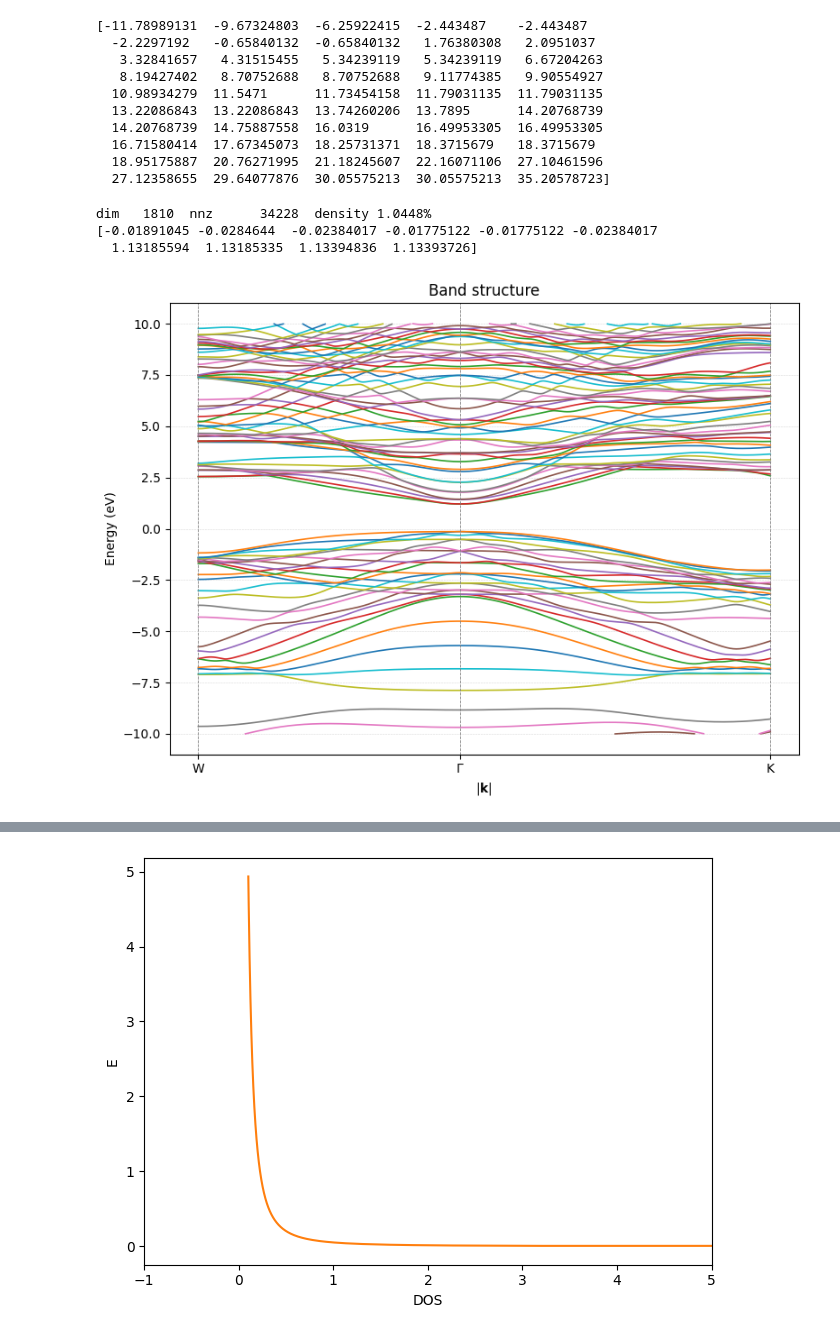
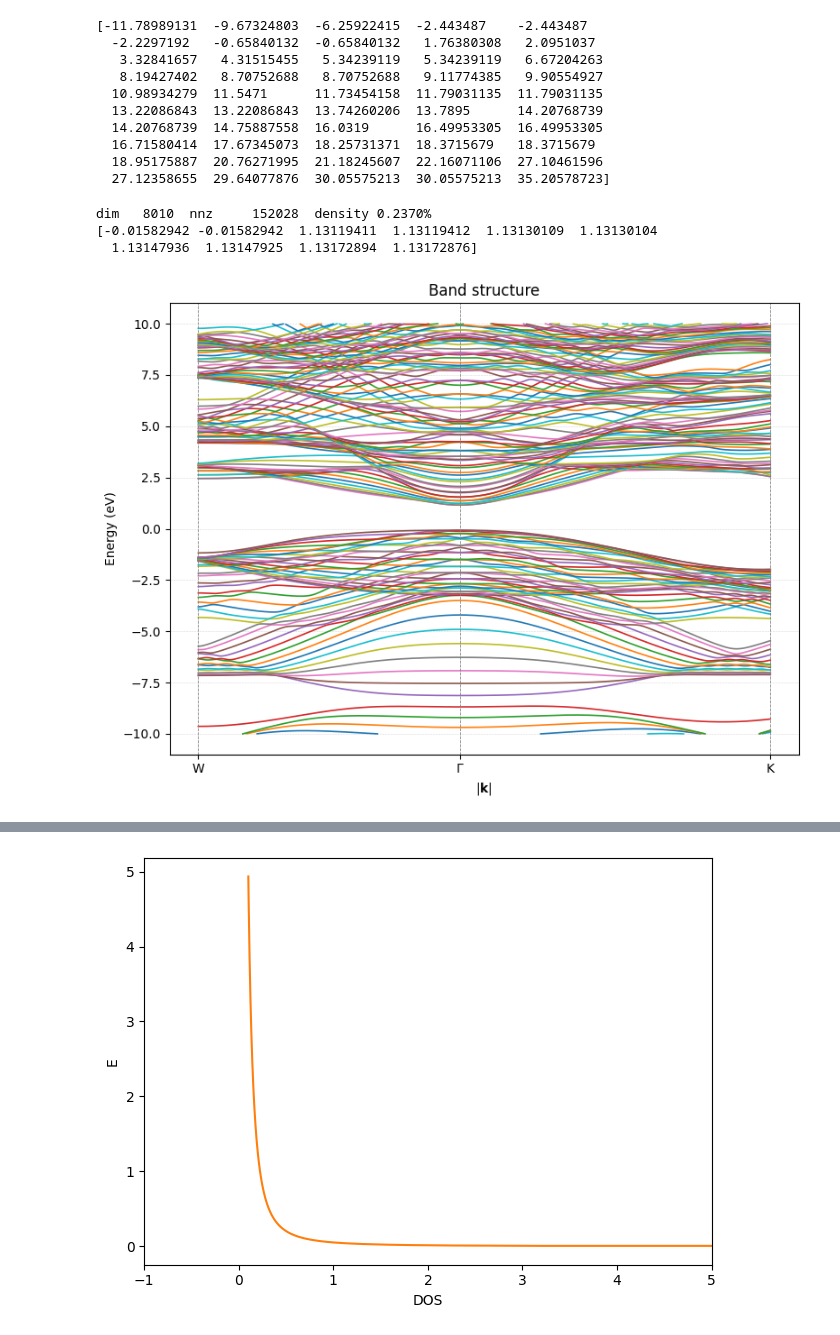
Before and after one commit to nandandiwan/transistorNEGF, a Jupyter notebook: testing/finite_silicon.ipynb, the cells around one changed output, grey strips where cells are left out. Drawn from its saved outputs; the diff is of its cells as text; code cells hidden in the pictures.

```diff
--- a/testing/finite_silicon.ipynb
+++ b/testing/finite_silicon.ipynb
@@ -660,7 +660,7 @@ print(eigvalues)
   18.95175887  20.76271995  21.18245607  22.16071106  27.10461596
   27.12358655  29.64077876  30.05575213  30.05575213  35.20578723]
 # %%
-eigv, H = create_tight_binding_sparse(np.array([0,0]),45, sigma = 0.55, eigRange = 10)
+eigv, H = create_tight_binding_sparse(np.array([0,0]),200, sigma = 0.5580, eigRange = 10)
 n   = H.shape[0]
 nz  = H.nnz
 density = nz / (n*n)
@@ -668,9 +668,9 @@ print(f"dim {n:6d}  nnz {nz:10d}  density {density:6.4%}")
 dense_H = H.toarray()     # → NumPy ndarray
 print(eigv)
 # %% [output]
-dim   1810  nnz      34228  density 1.0448%
-[-0.01891045 -0.0284644  -0.02384017 -0.01775122 -0.01775122 -0.02384017
-  1.13185594  1.13185335  1.13394836  1.13393726]
+dim   8010  nnz     152028  density 0.2370%
+[-0.01582942 -0.01582942  1.13119411  1.13119412  1.13130109  1.13130104
+  1.13147936  1.13147925  1.13172894  1.13172876]
 # %%
 import numpy as np
 import matplotlib.pyplot as plt
@@ -760,35 +760,35 @@ class BandStructurePlotter:
         plt.title("Band structure")
         plt.grid(True, ls="--", lw=0.4, alpha=0.5)
 
         # ticks at high-symmetry points
         if k_labels is None and self.k_ticks:
             k_labels = self.k_ticks
         if k_labels:
             tick_pos = [k_x[idx] for idx in k_labels.values()]
             for x in tick_pos:
                 plt.axvline(x, color='grey', ls='--', lw=0.6)
             plt.xticks(tick_pos, list(k_labels.keys()))
 
         plt.tight_layout()
         plt.show()
 # high symmetry points
 a = 1.0
 G  = np.array([0, 0])
 W  = np.array([1/2, 1/2])
 K  =np.array([3/4, 3/8])
 
 # plot
-N  = 4
+N  = 7
 plotter = BandStructurePlotter(N)
 plotter.build_k_path([W, G, K], points_per_segment=200)
 
 # custom tick dictionary (same indices you used before)
 plotter.plot(energy_window=(-10, 10),
              k_labels={'W': 0,
                        r'$\Gamma$': 200,
                        'K': 400})
 # %% [output]
-[figure, old version]
+[figure, new version]
 # %%
 import numpy as np
 from itertools import product
```
Also changed, not shown: parts of 1 cell of this notebook, 1 other file.
